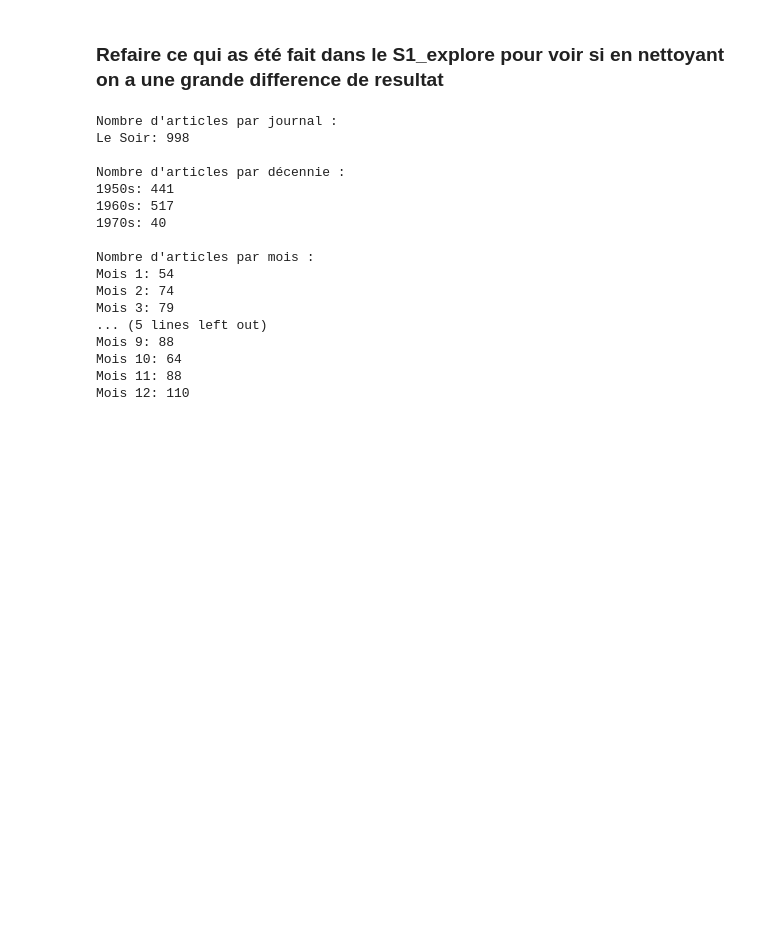
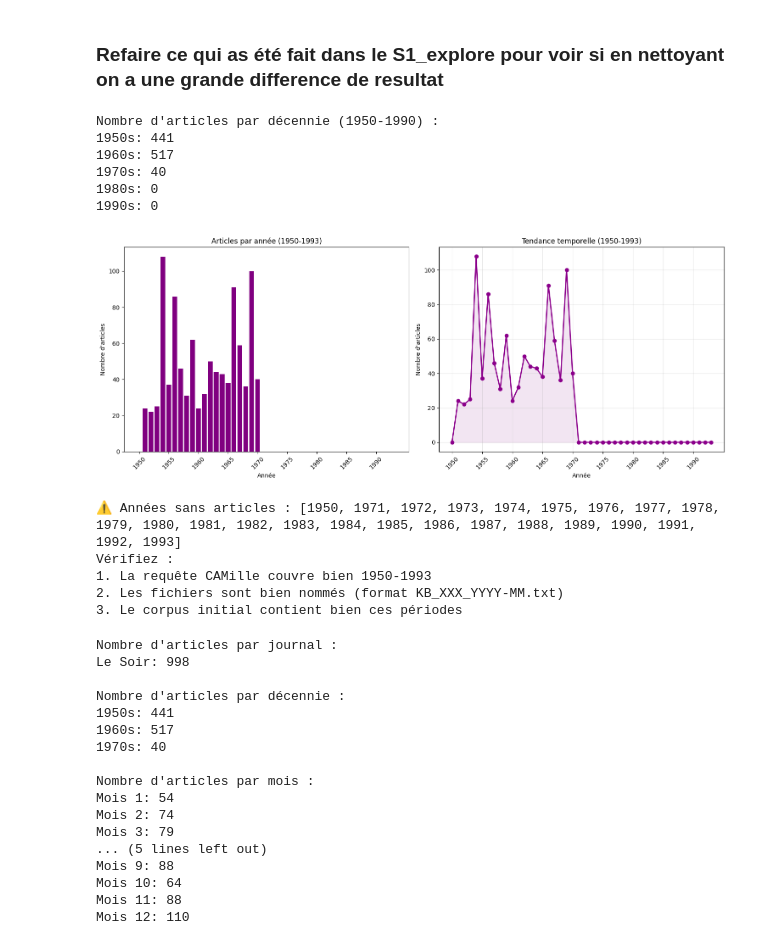
Before and after one commit to IlariaFa/tac, a Jupyter notebook: tps/tp4/s1.1_nettoyage.ipynb, the cells around one changed output. Cells and saved outputs as stored; diff of their text form; code cells hidden in the pictures; blank space fills up the shorter version.

Commit message:
verification des années post '70

```diff
--- a/tps/tp4/s1.1_nettoyage.ipynb
+++ b/tps/tp4/s1.1_nettoyage.ipynb
@@ -87,6 +87,82 @@ print(f"Corpus nettoyé et fusionné enregistré dans : {output_path}")
 Corpus nettoyé et fusionné enregistré dans : ../../data/clean_corpus.txt
 # %% [markdown]
 ### Refaire ce qui as été fait dans le S1_explore pour voir si en nettoyant on a une grande difference de resultat
+# %%
+# --- Analyse temporelle complète ---
+from collections import defaultdict
+import matplotlib.pyplot as plt
+import numpy as np
+
+# Initialisation
+count_decade = defaultdict(int)
+count_year = defaultdict(int)
+covered_years = set()
+
+# Extraction des données temporelles
+for fname in clean_corpus:
+    try:
+        year = fname.split("_")[2].split("-")[0]  # Format "KB_123_1985-03.txt"
+        decade = f"{year[:3]}0s"
+        count_decade[decade] += 1
+        count_year[year] += 1
+        covered_years.add(year)
+    except (IndexError, AttributeError):
+        print(f"Format invalide pour {fname}")
+
+# --- Affichage des décennies (y compris vides) ---
+all_decades = ["1950s", "1960s", "1970s", "1980s", "1990s"]
+print("\nNombre d'articles par décennie (1950-1990) :")
+for decade in all_decades:
+    print(f"{decade}: {count_decade.get(decade, 0)}")
+
+# --- Graphique par année (avec toutes les années 1950-1993) ---
+all_years = range(1950, 1994)
+yearly_counts = [count_year.get(str(y), 0) for y in all_years]
+
+plt.figure(figsize=(15, 6))
+
+# Graphique en barres
+plt.subplot(1, 2, 1)
+plt.bar(all_years, yearly_counts, color='purple')
+plt.xlabel("Année")
+plt.ylabel("Nombre d'articles")
+plt.title("Articles par année (1950-1993)")
+plt.xticks(range(1950, 1994, 5), rotation=45)
+
+# Graphique en courbe (meilleur pour les tendances)
+plt.subplot(1, 2, 2)
+plt.plot(all_years, yearly_counts, marker='o', color='darkmagenta', linewidth=2)
+plt.fill_between(all_years, yearly_counts, color='purple', alpha=0.1)
+plt.xlabel("Année")
+plt.ylabel("Nombre d'articles")
+plt.title("Tendance temporelle (1950-1993)")
+plt.xticks(range(1950, 1994, 5), rotation=45)
+plt.grid(True, alpha=0.3)
+
+plt.tight_layout()
+plt.show()
+
+# --- Vérification des années manquantes ---
+missing_years = [y for y in all_years if str(y) not in count_year]
+if missing_years:
+    print(f"\n Années sans articles : {missing_years}")
+    print("Vérifiez :")
+    print("1. La requête CAMille couvre bien 1950-1993")
+    print("2. Les fichiers sont bien nommés (format KB_XXX_YYYY-MM.txt)")
+    print("3. Le corpus initial contient bien ces périodes")
+# %% [output]
+Nombre d'articles par décennie (1950-1990) :
+1950s: 441
+1960s: 517
+1970s: 40
+1980s: 0
+1990s: 0
+[figure, added]
+⚠️ Années sans articles : [1950, 1971, 1972, 1973, 1974, 1975, 1976, 1977, 1978, 1979, 1980, 1981, 1982, 1983, 1984, 1985, 1986, 1987, 1988, 1989, 1990, 1991, 1992, 1993]
+Vérifiez :
+1. La requête CAMille couvre bien 1950-1993
+2. Les fichiers sont bien nommés (format KB_XXX_YYYY-MM.txt)
+3. Le corpus initial contient bien ces périodes
 # %%
 # --- Imports nécessaires ---
 from collections import defaultdict
```
